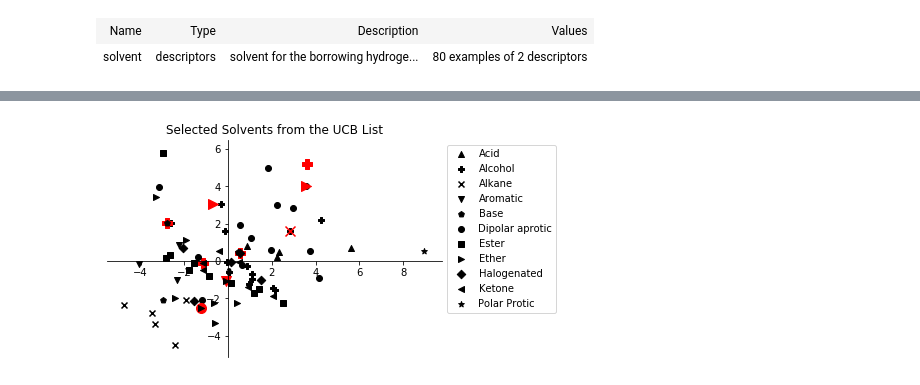
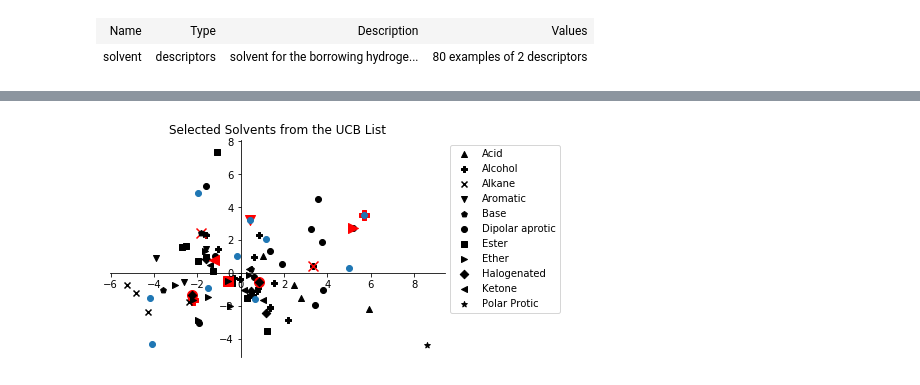
Before and after one commit to sustainable-processes/summit, a Jupyter notebook: case_studies/borrowing_hydrogen/initial_design.ipynb, the cells around one changed output, grey strips where cells are left out. Cells and saved outputs as stored; diff of their text form; code cells hidden in the pictures.

Commit message:
Fix bug where descriptor variables are not scaled on LHS designs

```diff
--- a/case_studies/borrowing_hydrogen/initial_design.ipynb
+++ b/case_studies/borrowing_hydrogen/initial_design.ipynb
@@ -180,7 +180,7 @@ The likely cause of our problem is that we are doing the design over lots of var
 #Calculate principal components
 num_components = 2
 pc = PCA(n_components=num_components)
-pc.fit(solvent_ds_full.standardize())
-pcs = pc.transform(solvent_ds_final.standardize())
+# pc.fit(solvent_ds_full.standardize())
+pcs = pc.fit_transform(solvent_ds_final.standardize())
 print(f"{round(pc.explained_variance_ratio_.sum()*100)}% of variance is explained by {num_components} principal components")
 # %% [output]
@@ -203,7 +203,7 @@ domain_pcs
 # %%
 rs = np.random.RandomState(1) #seed the random number generator for a determinsitic result
 lhs = LatinDesigner(domain_pcs, random_state=rs)
-experiments = lhs.generate_experiments(10)
+experiments = lhs.generate_experiments(10, criterion='maximin')
 indices = experiments.get_indices('solvent')[:,0]
 solvent_ds_final.iloc[indices, :][solvent_ds_final.metadata_columns]
 # %% [output]
@@ -222,33 +222,32 @@ solvent_ds_final.iloc[indices, :][solvent_ds_final.metadata_columns]
 # %%
 #Display by solvent class on a PCA plot
 
 le = LabelEncoder() #Label encoder for the different solvent classes
 solvent_classes = solvent_ds_pcs['solvent_class']
 labels = le.fit_transform(solvent_classes)
 fig, ax = plt.subplots()
 
 markers = ['^', 'P', 'x', 'v', 'p', 'o', 's', '>', 'D', '<', '*']
 for i, solvent_class in enumerate(le.classes_):
     ix = np.where(solvent_classes==solvent_class)[0]
     mask = np.ones(len(ix), dtype=bool)
     selects = []
     for j, select_idx in enumerate(indices):
         select = np.where(ix==select_idx)[0]
         ix = np.delete(ix, select)
         if len(select)> 0:
             selects.append(j)
     ax.scatter(pcs[ix, 0], pcs[ix, 1], c='k', marker=markers[i], label=solvent_class)
     if selects:
         ax.scatter(pcs[selects, 0], pcs[selects, 1], c='r', marker=markers[i], s=100)
-
+pc_values = experiments.get_values()
+ax.scatter(pc_values[:, 0], pc_values[:,1])
 #Plot formatting
 ax.legend(bbox_to_anchor=(1, 1.0))
 ax.spines['left'].set_position('zero')
 ax.spines['right'].set_color('none')
 ax.spines['bottom'].set_position('zero')
 ax.spines['top'].set_color('none')
 _ = ax.set_title('Selected Solvents from the UCB List')
-plt.savefig('figures/full_descriptor_lhs.png')
-plt.savefig('figures/full_descriptor_lhs.svg')
 # %% [output]
-[figure, old version]
+[figure, new version]
```
Also changed, not shown: parts of 7 cells of this notebook, 6 other files.
